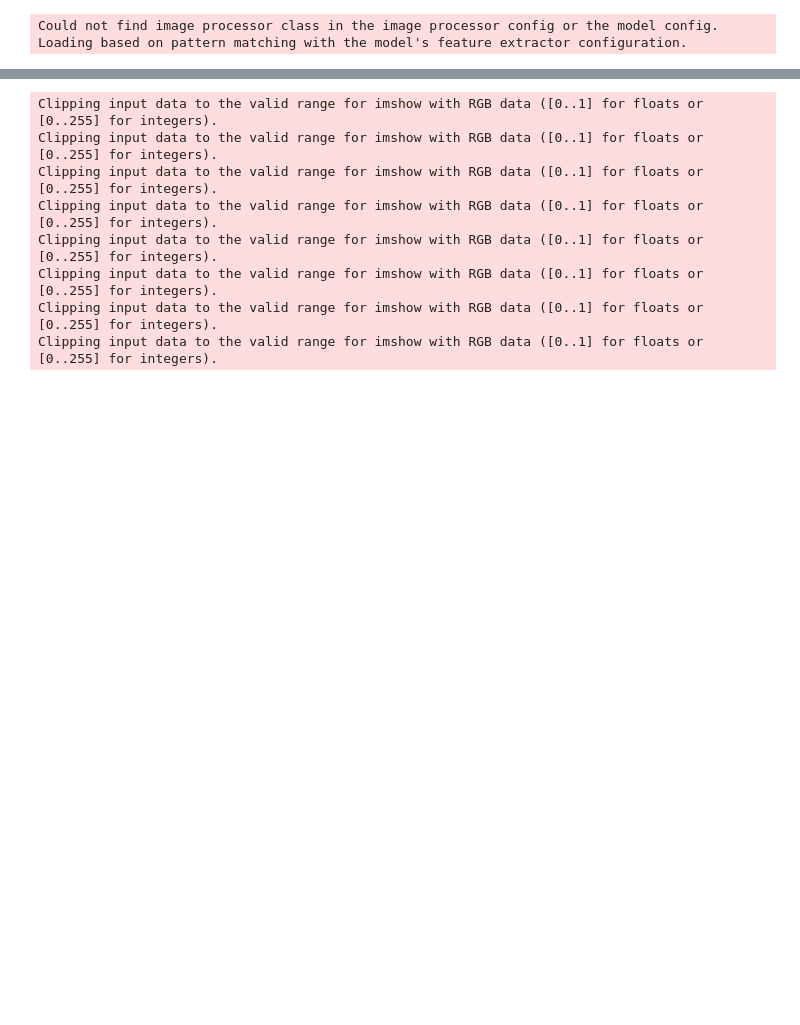
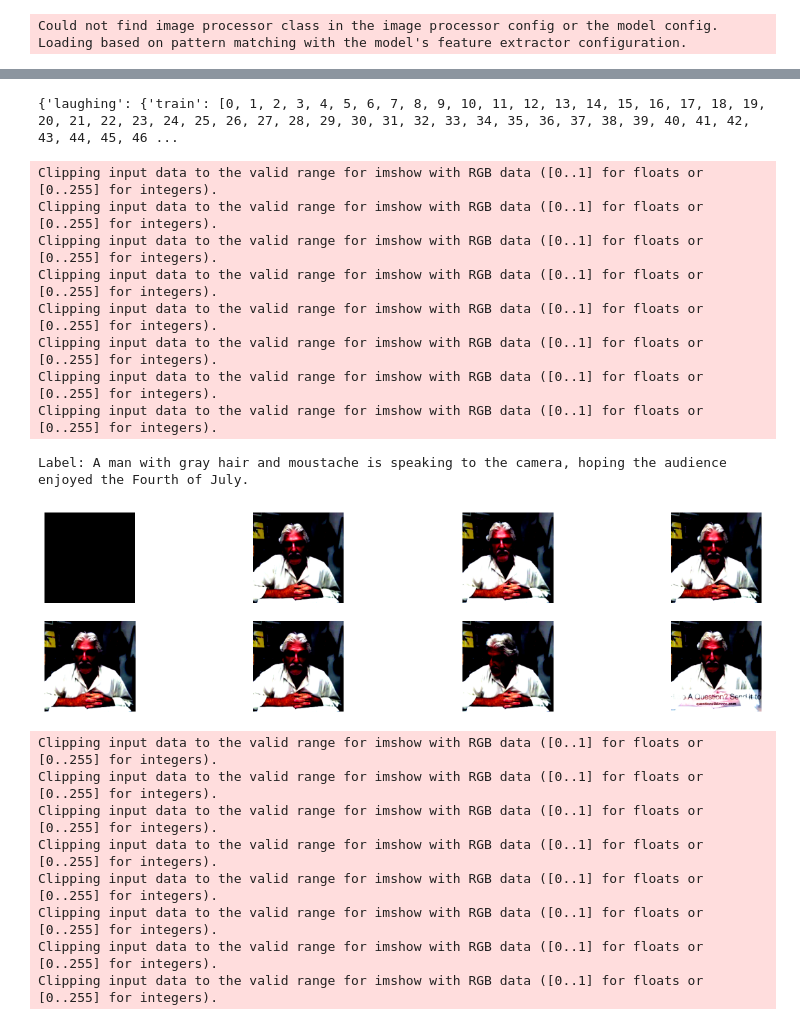
Before and after one commit to Neleac/SpaceTimeGPT, a Jupyter notebook: data_vis.ipynb, the cells around one changed output, grey strips where cells are left out. Saved outputs shown, nothing was run; the diff lists cells and outputs as text; code cells hidden in the pictures; blank space fills up the shorter version.

```diff
--- a/data_vis.ipynb
+++ b/data_vis.ipynb
@@ -186,0 +24,3 @@ DatasetDict({
+# %%
+dataset = load_from_disk("dataset/processed/k600")
+dataset
@@ -191,3 +51,41 @@ info
+# %%
+actions_idxs
+# %% [output]
+{'laughing': {'train': [0, 1, 2, 3, 4, 5, 6, 7, 8, 9, 10, 11, 12, 13, 14, 15, 16, 17, 18, 19, 20, 21, 22, 23, 24, 25, 26, 27, 28, 29, 30, 31, 32, 33, 34, 35, 36, 37, 38, 39, 40, 41, 42, 43, 44, 45, 46 ...
+# %%
+dataset.set_format(type="numpy")
+data_train, data_val = dataset["train"], dataset["validation"]
+
+data = data_train[1]
+frames = data["pixel_values"]
+caption = data["labels"]
+
+caption = tokenizer.decode(caption, skip_special_tokens=True)
+print("Label: %s" % caption)
+
+FRAMES_PER_VIDEO = 8
+rows = 2
+cols = FRAMES_PER_VIDEO // rows
+fig = plt.figure(figsize=(16, 4))
+
+for i in range(FRAMES_PER_VIDEO):
+    frame = frames[i]
+    frame = np.moveaxis(frame, 0, 2)
+
+    fig.add_subplot(rows, cols, i + 1)
+    plt.imshow(frame)
+    plt.axis("off")
+# %% [output]
+Clipping input data to the valid range for imshow with RGB data ([0..1] for floats or [0..255] for integers).
+Clipping input data to the valid range for imshow with RGB data ([0..1] for floats or [0..255] for integers).
+Clipping input data to the valid range for imshow with RGB data ([0..1] for floats or [0..255] for integers).
+Clipping input data to the valid range for imshow with RGB data ([0..1] for floats or [0..255] for integers).
+Clipping input data to the valid range for imshow with RGB data ([0..1] for floats or [0..255] for integers).
+Clipping input data to the valid range for imshow with RGB data ([0..1] for floats or [0..255] for integers).
+Clipping input data to the valid range for imshow with RGB data ([0..1] for floats or [0..255] for integers).
+Clipping input data to the valid range for imshow with RGB data ([0..1] for floats or [0..255] for integers).
+Label: A man with gray hair and moustache is speaking to the camera, hoping the audience enjoyed the Fourth of July.
+[figure, added]
 # %%
 dataset = load_from_disk("dataset/processed_frames_8")
 dataset.set_format(type="numpy")
```
Also changed, not shown: parts of 8 cells of this notebook.
